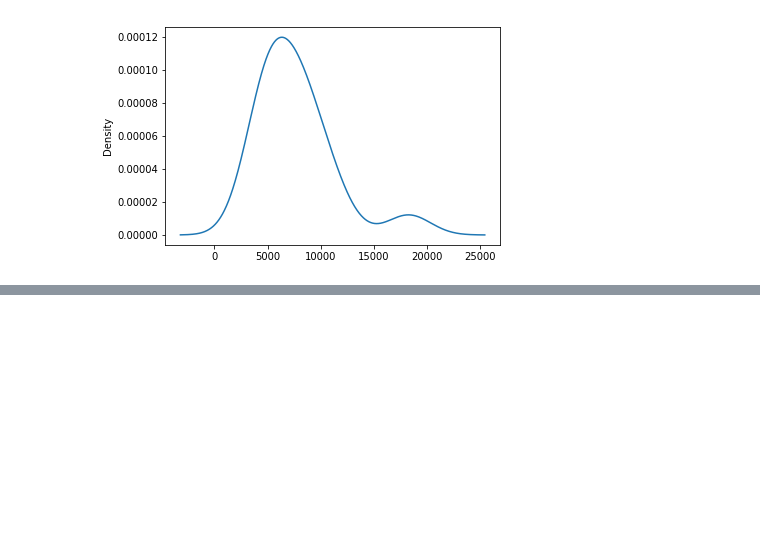
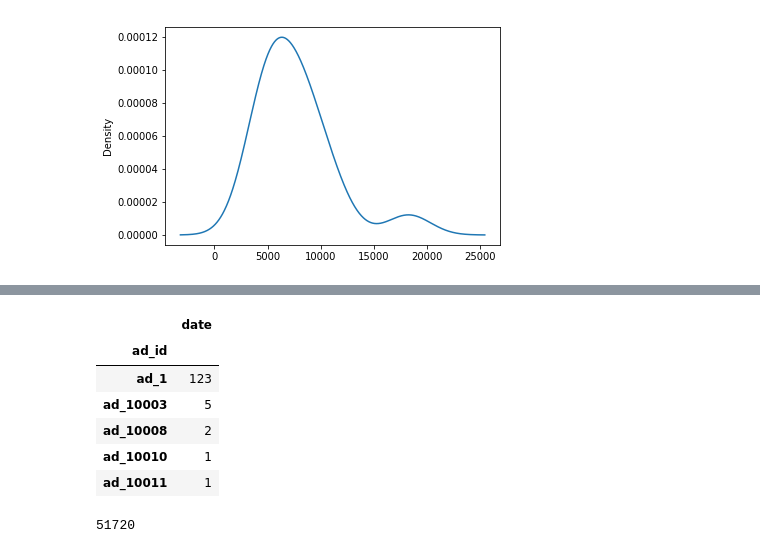
Before and after one commit to itslarin/ads, a Jupyter notebook: Ads.ipynb, the cells around one changed output, grey strips where cells are left out. Saved outputs shown, nothing was run; the diff lists cells and outputs as text; code cells hidden in the pictures; blank space fills up the shorter version.

```diff
--- a/Ads.ipynb
+++ b/Ads.ipynb
@@ -108,0 +108,10 @@ df.groupby(['date','event']).count()
+# %%
+df.groupby(['ad_id']).agg({'date':'count'}).head()
+# %% [output]
+|  | date |
+| ad_id |  |
+| ad_1 | 123 |
+| ad_10003 | 5 |
+| ad_10008 | 2 |
+| ad_10010 | 1 |
+| ad_10011 | 1 |
@@ -108,0 +120,4 @@ df.groupby(['date','event']).count()
+# %%
+df3.size
+# %% [output]
+51720
```
Also changed, not shown: parts of 4 cells of this notebook.
